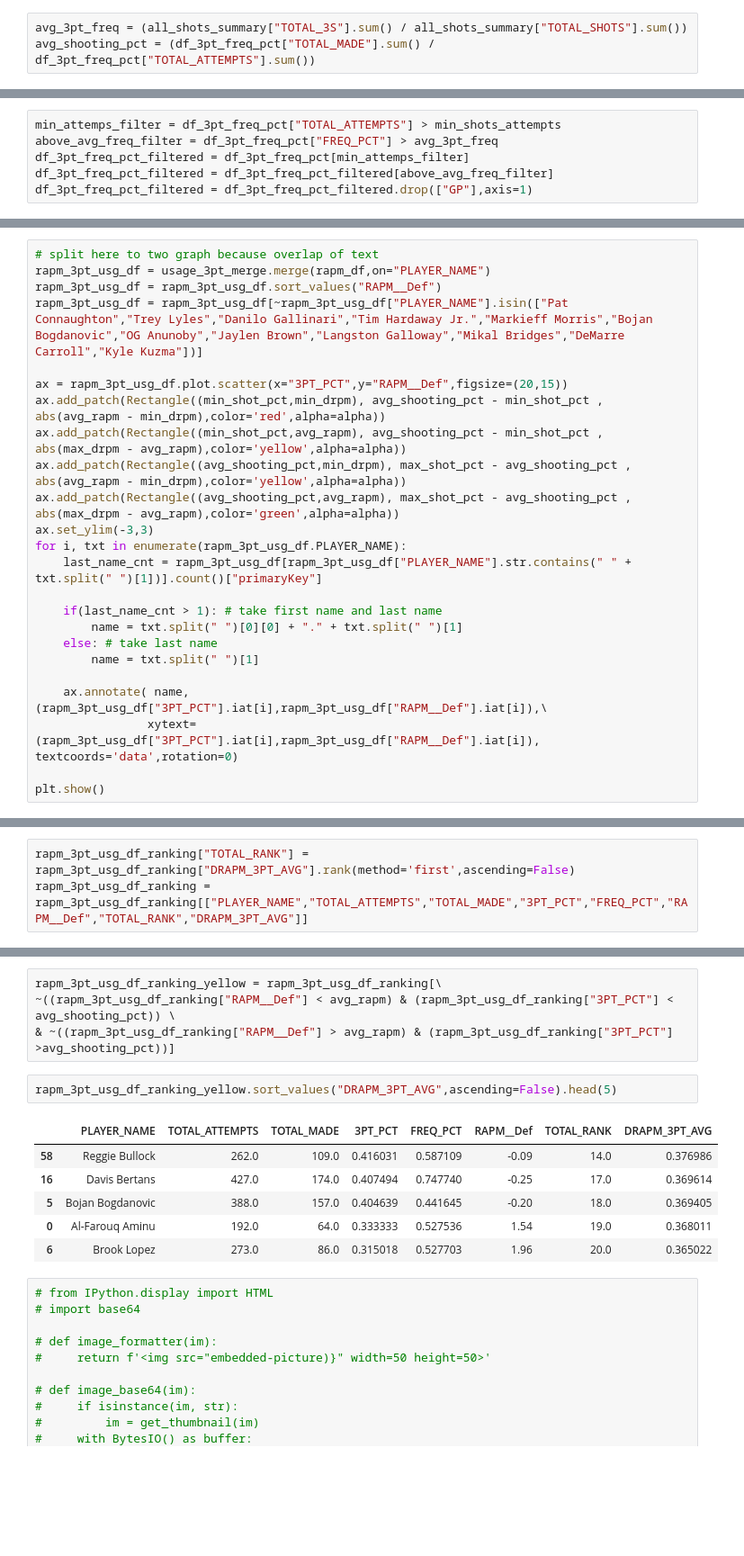
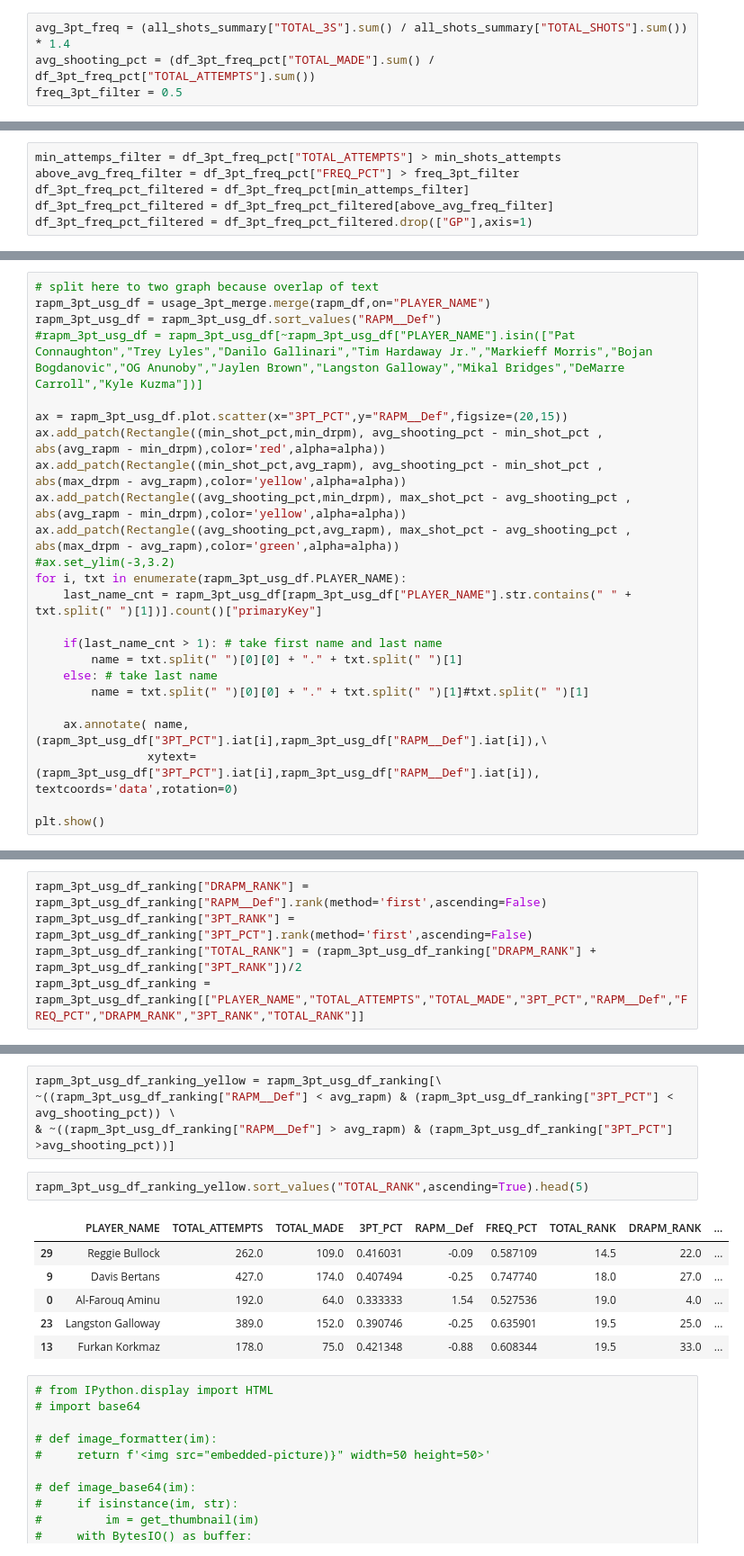
Before and after one commit to ryoyop/Baketball, a Jupyter notebook: best_3_&_d.ipynb, the cells around one changed output, grey strips where cells are left out. Shown at 90% size. Saved outputs shown, nothing was run; the diff lists cells and outputs as text; blank space fills up the shorter version.

```diff
--- a/best_3_&_d.ipynb
+++ b/best_3_&_d.ipynb
@@ -377,13 +377,14 @@ df_3pt_freq_pct = df_3pt_summary.merge(df_3pt_frequency)
 # %% [markdown]
 ## Calculate avargaes to filter data
 # %%
-avg_3pt_freq = (all_shots_summary["TOTAL_3S"].sum() / all_shots_summary["TOTAL_SHOTS"].sum())
+avg_3pt_freq = (all_shots_summary["TOTAL_3S"].sum() / all_shots_summary["TOTAL_SHOTS"].sum()) * 1.4
 avg_shooting_pct = (df_3pt_freq_pct["TOTAL_MADE"].sum() / df_3pt_freq_pct["TOTAL_ATTEMPTS"].sum())
+freq_3pt_filter = 0.5
 # %% [markdown]
 ## Filter data
 # %%
 min_attemps_filter = df_3pt_freq_pct["TOTAL_ATTEMPTS"] > min_shots_attempts
-above_avg_freq_filter = df_3pt_freq_pct["FREQ_PCT"] > avg_3pt_freq
+above_avg_freq_filter = df_3pt_freq_pct["FREQ_PCT"] > freq_3pt_filter
 df_3pt_freq_pct_filtered = df_3pt_freq_pct[min_attemps_filter]
 df_3pt_freq_pct_filtered = df_3pt_freq_pct_filtered[above_avg_freq_filter]
 df_3pt_freq_pct_filtered = df_3pt_freq_pct_filtered.drop(["GP"],axis=1)
@@ -468,21 +478,21 @@ plt.rc('font', size=14)
 # split here to two graph because overlap of text
 rapm_3pt_usg_df = usage_3pt_merge.merge(rapm_df,on="PLAYER_NAME")
 rapm_3pt_usg_df = rapm_3pt_usg_df.sort_values("RAPM__Def")
-rapm_3pt_usg_df = rapm_3pt_usg_df[~rapm_3pt_usg_df["PLAYER_NAME"].isin(["Pat Connaughton","Trey Lyles","Danilo Gallinari","Tim Hardaway Jr.","Markieff Morris","Bojan Bogdanovic","OG Anunoby","Jaylen Brown","Langston Galloway","Mikal Bridges","DeMarre Carroll","Kyle Kuzma"])]
+#rapm_3pt_usg_df = rapm_3pt_usg_df[~rapm_3pt_usg_df["PLAYER_NAME"].isin(["Pat Connaughton","Trey Lyles","Danilo Gallinari","Tim Hardaway Jr.","Markieff Morris","Bojan Bogdanovic","OG Anunoby","Jaylen Brown","Langston Galloway","Mikal Bridges","DeMarre Carroll","Kyle Kuzma"])]
 
 ax = rapm_3pt_usg_df.plot.scatter(x="3PT_PCT",y="RAPM__Def",figsize=(20,15))
 ax.add_patch(Rectangle((min_shot_pct,min_drpm), avg_shooting_pct - min_shot_pct , abs(avg_rapm - min_drpm),color='red',alpha=alpha))
 ax.add_patch(Rectangle((min_shot_pct,avg_rapm), avg_shooting_pct - min_shot_pct , abs(max_drpm - avg_rapm),color='yellow',alpha=alpha))
 ax.add_patch(Rectangle((avg_shooting_pct,min_drpm), max_shot_pct - avg_shooting_pct , abs(avg_rapm - min_drpm),color='yellow',alpha=alpha))
 ax.add_patch(Rectangle((avg_shooting_pct,avg_rapm), max_shot_pct - avg_shooting_pct , abs(max_drpm - avg_rapm),color='green',alpha=alpha))
-ax.set_ylim(-3,3)
+#ax.set_ylim(-3,3.2)
 for i, txt in enumerate(rapm_3pt_usg_df.PLAYER_NAME):
     last_name_cnt = rapm_3pt_usg_df[rapm_3pt_usg_df["PLAYER_NAME"].str.contains(" " + txt.split(" ")[1])].count()["primaryKey"]
 
     if(last_name_cnt > 1): # take first name and last name
         name = txt.split(" ")[0][0] + "." + txt.split(" ")[1]
     else: # take last name
-        name = txt.split(" ")[1]
+        name = txt.split(" ")[0][0] + "." + txt.split(" ")[1]#txt.split(" ")[1]
 
     ax.annotate( name, (rapm_3pt_usg_df["3PT_PCT"].iat[i],rapm_3pt_usg_df["RAPM__Def"].iat[i]),\
                 xytext=(rapm_3pt_usg_df["3PT_PCT"].iat[i],rapm_3pt_usg_df["RAPM__Def"].iat[i]), textcoords='data',rotation=0)
@@ -525,8 +537,10 @@ scaler=MinMaxScaler(feature_range=(rapm_3pt_usg_df["3PT_PCT"].min(),rapm_3pt_usg
 rapm_3pt_usg_df_ranking["DRAPM_NORMALIZE"]=scaler.fit_transform(rapm_3pt_usg_df_ranking[["RAPM__Def"]])
 rapm_3pt_usg_df_ranking["DRAPM_3PT_AVG"] = (rapm_3pt_usg_df_ranking["DRAPM_NORMALIZE"] * rapm_3pt_usg_df_ranking["3PT_PCT"]) ** 0.5
 # %%
-rapm_3pt_usg_df_ranking["TOTAL_RANK"] = rapm_3pt_usg_df_ranking["DRAPM_3PT_AVG"].rank(method='first',ascending=False)
-rapm_3pt_usg_df_ranking = rapm_3pt_usg_df_ranking[["PLAYER_NAME","TOTAL_ATTEMPTS","TOTAL_MADE","3PT_PCT","FREQ_PCT","RAPM__Def","TOTAL_RANK","DRAPM_3PT_AVG"]]
+rapm_3pt_usg_df_ranking["DRAPM_RANK"] = rapm_3pt_usg_df_ranking["RAPM__Def"].rank(method='first',ascending=False)
+rapm_3pt_usg_df_ranking["3PT_RANK"] = rapm_3pt_usg_df_ranking["3PT_PCT"].rank(method='first',ascending=False)
+rapm_3pt_usg_df_ranking["TOTAL_RANK"] = (rapm_3pt_usg_df_ranking["DRAPM_RANK"] + rapm_3pt_usg_df_ranking["3PT_RANK"])/2
+rapm_3pt_usg_df_ranking = rapm_3pt_usg_df_ranking[["PLAYER_NAME","TOTAL_ATTEMPTS","TOTAL_MADE","3PT_PCT","RAPM__Def","FREQ_PCT","DRAPM_RANK","3PT_RANK","TOTAL_RANK"]]
 # %% [markdown]
 ## Find best players
 # %%
@@ -583,14 +584,14 @@ rapm_3pt_usg_df_ranking_yellow = rapm_3pt_usg_df_ranking[\
 ~((rapm_3pt_usg_df_ranking["RAPM__Def"] < avg_rapm) & (rapm_3pt_usg_df_ranking["3PT_PCT"] < avg_shooting_pct)) \
 & ~((rapm_3pt_usg_df_ranking["RAPM__Def"] > avg_rapm) & (rapm_3pt_usg_df_ranking["3PT_PCT"] >avg_shooting_pct))]
 # %%
-rapm_3pt_usg_df_ranking_yellow.sort_values("DRAPM_3PT_AVG",ascending=False).head(5)
+rapm_3pt_usg_df_ranking_yellow.sort_values("TOTAL_RANK",ascending=True).head(5)
 # %% [output]
-|  | PLAYER_NAME | TOTAL_ATTEMPTS | TOTAL_MADE | 3PT_PCT | FREQ_PCT | RAPM__Def | TOTAL_RANK | DRAPM_3PT_AVG |
-| 58 | Reggie Bullock | 262.0 | 109.0 | 0.416031 | 0.587109 | -0.09 | 14.0 | 0.376986 |
-| 16 | Davis Bertans | 427.0 | 174.0 | 0.407494 | 0.747740 | -0.25 | 17.0 | 0.369614 |
-| 5 | Bojan Bogdanovic | 388.0 | 157.0 | 0.404639 | 0.441645 | -0.20 | 18.0 | 0.369405 |
-| 0 | Al-Farouq Aminu | 192.0 | 64.0 | 0.333333 | 0.527536 | 1.54 | 19.0 | 0.368011 |
-| 6 | Brook Lopez | 273.0 | 86.0 | 0.315018 | 0.527703 | 1.96 | 20.0 | 0.365022 |
+|  | PLAYER_NAME | TOTAL_ATTEMPTS | TOTAL_MADE | 3PT_PCT | RAPM__Def | FREQ_PCT | TOTAL_RANK | DRAPM_RANK | ... |
+| 29 | Reggie Bullock | 262.0 | 109.0 | 0.416031 | -0.09 | 0.587109 | 14.5 | 22.0 | ... |
+| 9 | Davis Bertans | 427.0 | 174.0 | 0.407494 | -0.25 | 0.747740 | 18.0 | 27.0 | ... |
+| 0 | Al-Farouq Aminu | 192.0 | 64.0 | 0.333333 | 1.54 | 0.527536 | 19.0 | 4.0 | ... |
+| 23 | Langston Galloway | 389.0 | 152.0 | 0.390746 | -0.25 | 0.635901 | 19.5 | 25.0 | ... |
+| 13 | Furkan Korkmaz | 178.0 | 75.0 | 0.421348 | -0.88 | 0.608344 | 19.5 | 33.0 | ... |
 # %%
 # from IPython.display import HTML
 # import base64
```
Also changed, not shown: parts of 7 cells of this notebook, 3 other files.
